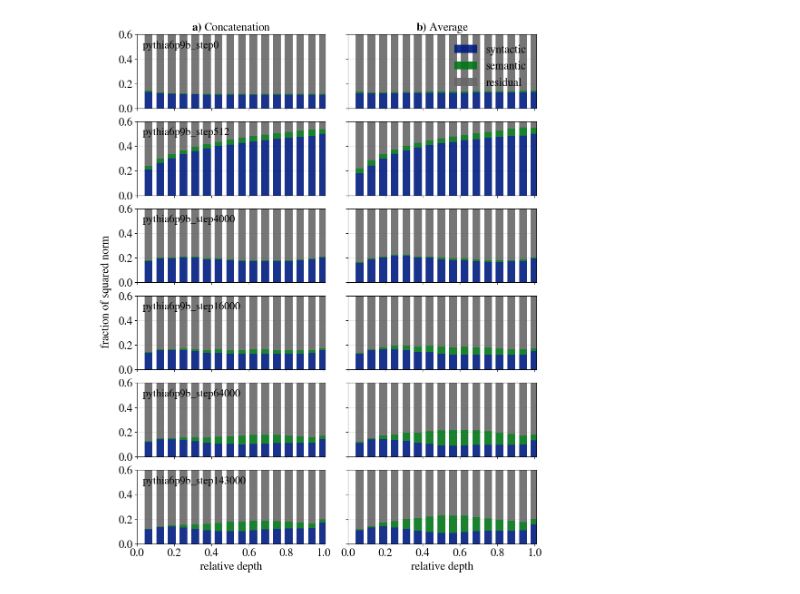
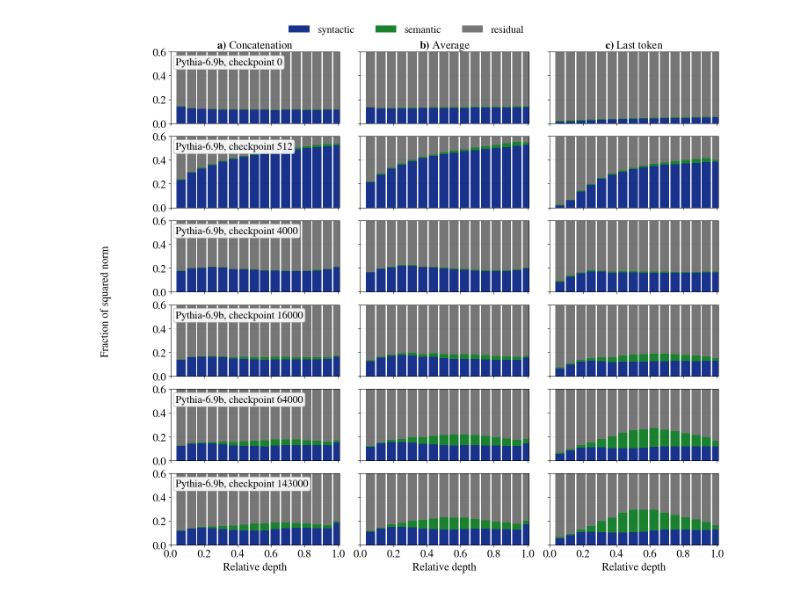
Before and after one commit to acevedo-s/syn-sem, a Jupyter notebook: pythia/norms_pythia.ipynb, the cells around one changed output. Cells and saved outputs as stored; diff of their text form; code cells hidden in the pictures.

```diff
--- a/pythia/norms_pythia.ipynb
+++ b/pythia/norms_pythia.ipynb
@@ -5,14 +5,27 @@ Quick visualization for the globally centered Pythia syntax-semantic norm-fracti
 # %%
+import json
 from pathlib import Path
 
 import matplotlib.pyplot as plt
 import numpy as np
 
-models = ['pythia6p9b_step0', 'pythia6p9b_step512', 'pythia6p9b_step4000', 'pythia6p9b_step16000', 'pythia6p9b_step64000', 'pythia6p9b_step143000']
+models = [
+    'pythia6p9b_step0',
+    'pythia6p9b_step512',
+    'pythia6p9b_step4000',
+    'pythia6p9b_step16000',
+    'pythia6p9b_step64000',
+    'pythia6p9b_step143000',
+]
 min_token_length = 3
 n_samples = 2018
 global_center_flag = 1
-configs = [0, 1]
+
+panel_specs = [
+    ('Concat', 0, None),
+    ('Avg', 1, None),
+    ('Last token', 0, 1),
+]
 
 def load_run(base, avg_tokens, n_tokens=None):
     root = base / f'avg_tokens_{avg_tokens}' / f'min_token_length_{min_token_length}' / f'n_samples_{n_samples}'
@@ -25,9 +38,45 @@ def load_run(base, avg_tokens, n_tokens=None):
         return None
     metadata = {}
     if meta_path.exists():
-        import json
         metadata = json.loads(meta_path.read_text())
     return path, np.load(path), metadata
+
+def normalized_component_stats(data):
+    total = data['total_abs_dists']
+    stats = {}
+    for key in ('syn', 'sem', 'residual'):
+        normalized = data[f'{key}_abs_dists'] / np.clip(total, 1e-8, None)
+        stats[key] = {
+            'means': normalized.mean(axis=1),
+            'stds': normalized.std(axis=1),
+        }
+    return stats
+
+def absolute_component_stats(data):
+    stats = {}
+    for key in ('syn', 'sem', 'residual'):
+        stats[key] = {
+            'means': data[f'{key}_abs_means'],
+            'stds': data[f'{key}_abs_stds'],
+        }
+    return stats
+
+layer_selection_mode = 'max'
+# layer_selection_mode = 'central'
+
+def selected_layer_index(values, data, mode=layer_selection_mode):
+    if mode == 'central':
+        return len(data['layer_vals']) // 2
+    if mode == 'max':
+        return int(np.argmax(values))
+    raise ValueError(f'Unknown layer_selection_mode: {mode}')
+
+def selection_label(mode=layer_selection_mode):
+    if mode == 'central':
+        return 'central-layer'
+    if mode == 'max':
+        return 'max'
+    raise ValueError(f'Unknown layer_selection_mode: {mode}')
 
 rcpsize = 18
 plt.rcParams['xtick.labelsize'] = rcpsize
@@ -41,55 +90,62 @@ colors = plt.style.library['seaborn-v0_8-dark-palette']['axes.prop_cycle'].by_ke
 syn_color = colors[0]
 sem_color = colors[1]
 residual_color = '#676767'
+band_alpha = 0.18
 
-bar_width = 0.042
-panel_labels = {0: r'$\mathbf{a)}$ Concatenation', 1: r'$\mathbf{b)}$ Average'}
+bar_width = 0.055
+panel_labels = {
+    'Concat': r'$\mathbf{a)}$ Concatenation',
+    'Avg': r'$\mathbf{b)}$ Average',
+    'Last token': r'$\mathbf{c)}$ Last token',
+}
 
-fig, axes = plt.subplots(len(models), 2, figsize=(10, 2.1 * len(models)), sharex=True, sharey=True)
+fig, axes = plt.subplots(len(models), len(panel_specs), figsize=(14.5, 2.1 * len(models)), sharex=True, sharey=True, squeeze=False)
 
 for row, model in enumerate(models):
     base = Path(f'/home/acevedo/syn-sem/pythia/results/model_{model}')
-    runs = {avg_tokens: load_run(base, avg_tokens) for avg_tokens in configs}
+    runs = {label: load_run(base, avg_tokens, n_tokens=n_tokens) for label, avg_tokens, n_tokens in panel_specs}
 
-    for col, avg_tokens in enumerate(configs):
+    for col, (label, avg_tokens, n_tokens) in enumerate(panel_specs):
         ax = axes[row, col]
-        run = runs[avg_tokens]
+        run = runs[label]
         if run is None:
-            ax.text(0.5, 0.5, f'avg_tokens={avg_tokens} missing', ha='center', va='center', transform=ax.transAxes)
+            ax.text(0.5, 0.5, f'{label} missing', ha='center', va='center', transform=ax.transAxes)
             ax.set_axis_off()
             continue
 
-        _, data, metadata = run
+        _, data, _ = run
         rel_depths = data['rel_depths']
         syn_means = data['syn_means']
         sem_means = data['sem_means']
         residual_means = data['residual_means']
 
         x = np.linspace(1 / len(rel_depths), 1, len(rel_depths))
         ax.bar(x, syn_means, width=bar_width, color=syn_color, label='syntactic', alpha=0.9)
         ax.bar(x, sem_means, width=bar_width, bottom=syn_means, color=sem_color, label='semantic', alpha=0.9)
         ax.bar(x, residual_means, width=bar_width, bottom=syn_means + sem_means, color=residual_color, label='residual', alpha=0.9)
         ax.set_xlim(0.03, 1.01)
         ax.set_ylim(0.0, 0.6)
         ax.set_xticks(np.linspace(0.0, 1.0, 6))
         ax.set_xticklabels([f'{tick:.1f}' for tick in np.linspace(0.0, 1.0, 6)])
         ax.grid(axis='y', alpha=0.3)
         ax.set_axisbelow(True)
         if row == 0:
-            ax.set_title(panel_labels[avg_tokens], fontsize=rcpsize)
+            ax.set_title(panel_labels[label], fontsize=rcpsize)
         if row == len(models) - 1:
-            ax.set_xlabel('relative depth', fontsize=rcpsize)
+            ax.set_xlabel('Relative depth', fontsize=rcpsize)
         if col == 0:
-            ax.text(0.03, 0.92, model, ha='left', va='top', transform=ax.transAxes, fontsize=rcpsize - 1)
+            checkpoint = model.split('step')[-1]
+            ax.text(0.03, 0.92, f'Pythia-6.9b, checkpoint {checkpoint}', ha='left', va='top', transform=ax.transAxes, fontsize=rcpsize - 1, bbox=dict(facecolor='white', edgecolor='0.7', alpha=0.9, boxstyle='round,pad=0.2'))
 
-axes[0, 1].legend(loc='upper right', frameon=False)
-fig.text(0.02, 0.5, 'fraction of squared norm', va='center', rotation='vertical', fontsize=rcpsize)
-plt.subplots_adjust(hspace=0.18, wspace=0.12, left=0.10, right=0.98, top=0.95, bottom=0.06)
+handles, labels = axes[0, 0].get_legend_handles_labels()
+fig.legend(handles, labels, loc='upper center', bbox_to_anchor=(0.5, 1.015), ncol=3, frameon=False, fontsize=rcpsize - 1)
+fig.text(0.02, 0.5, 'Fraction of squared norm', va='center', rotation='vertical', fontsize=rcpsize)
+plt.subplots_adjust(hspace=0.18, wspace=0.12, left=0.13, right=0.99, top=0.95, bottom=0.06)
 
 fig_dir = Path('/home/acevedo/syn-sem/pythia/results/figs')
 fig_dir.mkdir(parents=True, exist_ok=True)
-fig.savefig(fig_dir / 'pythia6p9b_all_checkpoints_syn_sem_norms_global_centered_n2018.pdf', bbox_inches='tight')
+fig.savefig(fig_dir / 'pythia6p9b_layerwise_norms_n2018.pdf', bbox_inches='tight')
 plt.show()
 # %% [output]
-[figure, old version]
+[figure, new version]
 # %%
```
Also changed, not shown: parts of 5 cells of this notebook, 12 other files.
